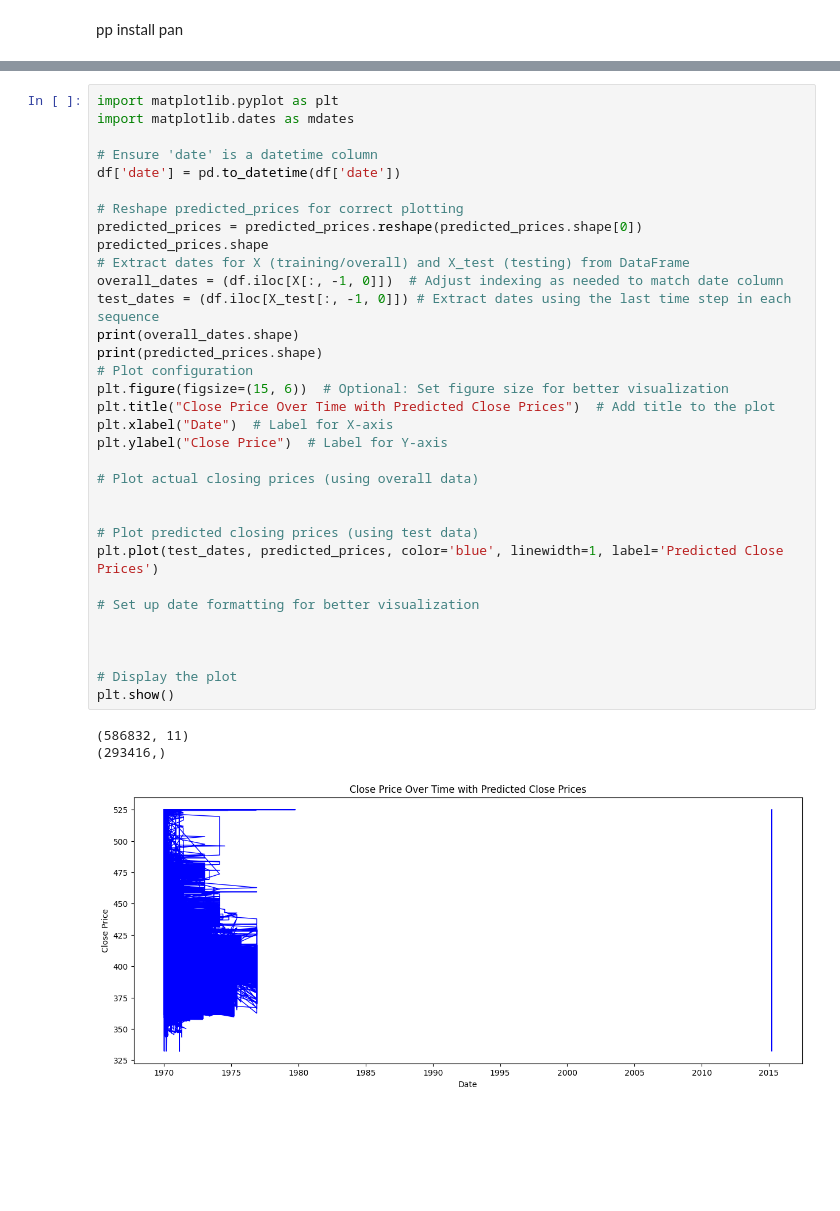
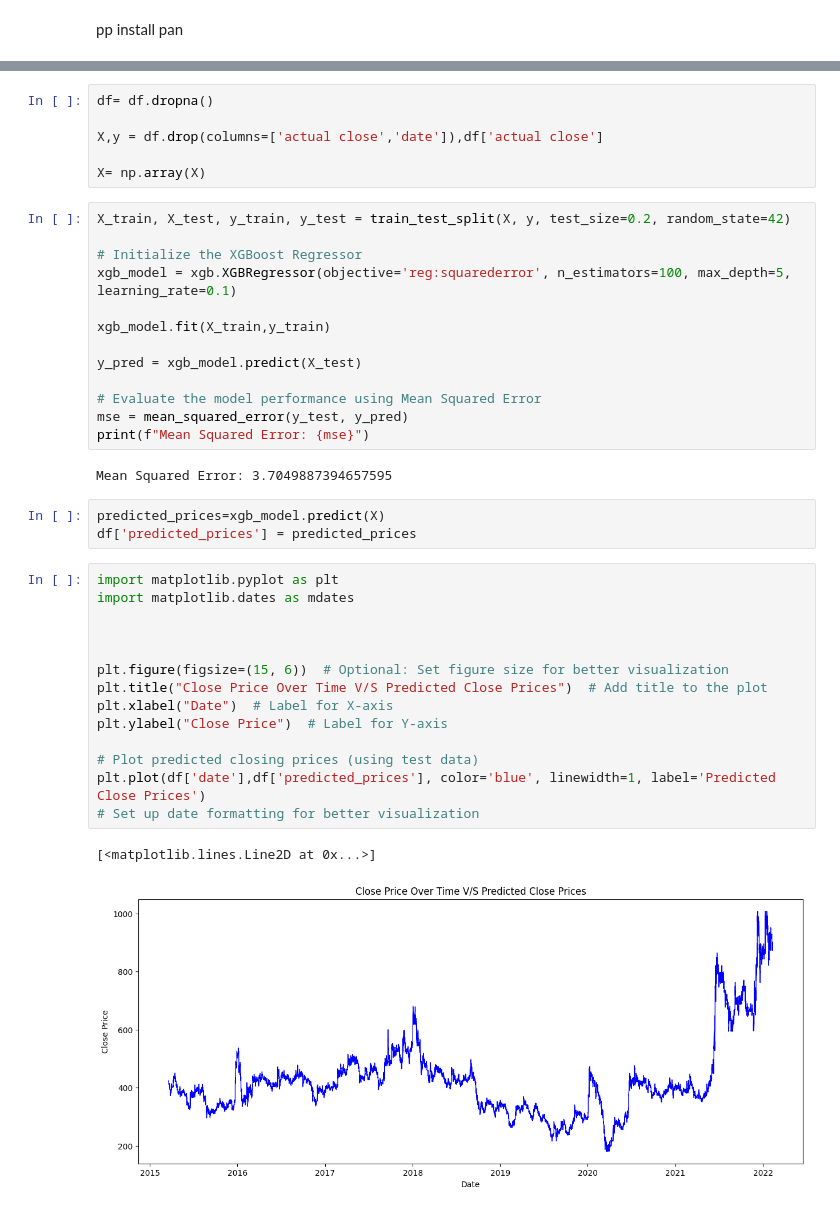
Before and after one commit to adarsh2023calc/Reliance-Stock-Analysis, a Jupyter notebook: assignment-1.ipynb, the cells around one changed output, grey strips where cells are left out. Drawn from its saved outputs; the diff is of its cells as text; blank space fills up the shorter version.

```diff
--- a/assignment-1.ipynb
+++ b/assignment-1.ipynb
@@ -253,37 +272,41 @@ Epoch 5/5
+# %%
+df= df.dropna()
+
+X,y = df.drop(columns=['actual close','date']),df['actual close']
+
+X= np.array(X)
+# %%
+X_train, X_test, y_train, y_test = train_test_split(X, y, test_size=0.2, random_state=42)
+
+# Initialize the XGBoost Regressor
+xgb_model = xgb.XGBRegressor(objective='reg:squarederror', n_estimators=100, max_depth=5, learning_rate=0.1)
+
+xgb_model.fit(X_train,y_train)
+
+y_pred = xgb_model.predict(X_test)
+
+# Evaluate the model performance using Mean Squared Error
+mse = mean_squared_error(y_test, y_pred)
+print(f"Mean Squared Error: {mse}")
+# %% [output]
+Mean Squared Error: 3.7049887394657595
+# %%
+predicted_prices=xgb_model.predict(X)
+df['predicted_prices'] = predicted_prices
 # %%
 import matplotlib.pyplot as plt
 import matplotlib.dates as mdates
 
-# Ensure 'date' is a datetime column
-df['date'] = pd.to_datetime(df['date'])
 
-# Reshape predicted_prices for correct plotting
-predicted_prices = predicted_prices.reshape(predicted_prices.shape[0])
-predicted_prices.shape
-# Extract dates for X (training/overall) and X_test (testing) from DataFrame
-overall_dates = (df.iloc[X[:, -1, 0]])  # Adjust indexing as needed to match date column
-test_dates = (df.iloc[X_test[:, -1, 0]]) # Extract dates using the last time step in each sequence
-print(overall_dates.shape)
-print(predicted_prices.shape)
-# Plot configuration
+
 plt.figure(figsize=(15, 6))  # Optional: Set figure size for better visualization
-plt.title("Close Price Over Time with Predicted Close Prices")  # Add title to the plot
+plt.title("Close Price Over Time V/S Predicted Close Prices")  # Add title to the plot
 plt.xlabel("Date")  # Label for X-axis
 plt.ylabel("Close Price")  # Label for Y-axis
 
-# Plot actual closing prices (using overall data)
-
-
 # Plot predicted closing prices (using test data)
-plt.plot(test_dates, predicted_prices, color='blue', linewidth=1, label='Predicted Close Prices')
-
+plt.plot(df['date'],df['predicted_prices'], color='blue', linewidth=1, label='Predicted Close Prices')
 # Set up date formatting for better visualization
-
-
-
-# Display the plot
-plt.show()
 # %% [output]
-(586832, 11)
-(293416,)
+[<matplotlib.lines.Line2D at 0x...>]
-[figure, old version]
+[figure, new version]
```
Also changed, not shown: parts of 18 cells of this notebook.
